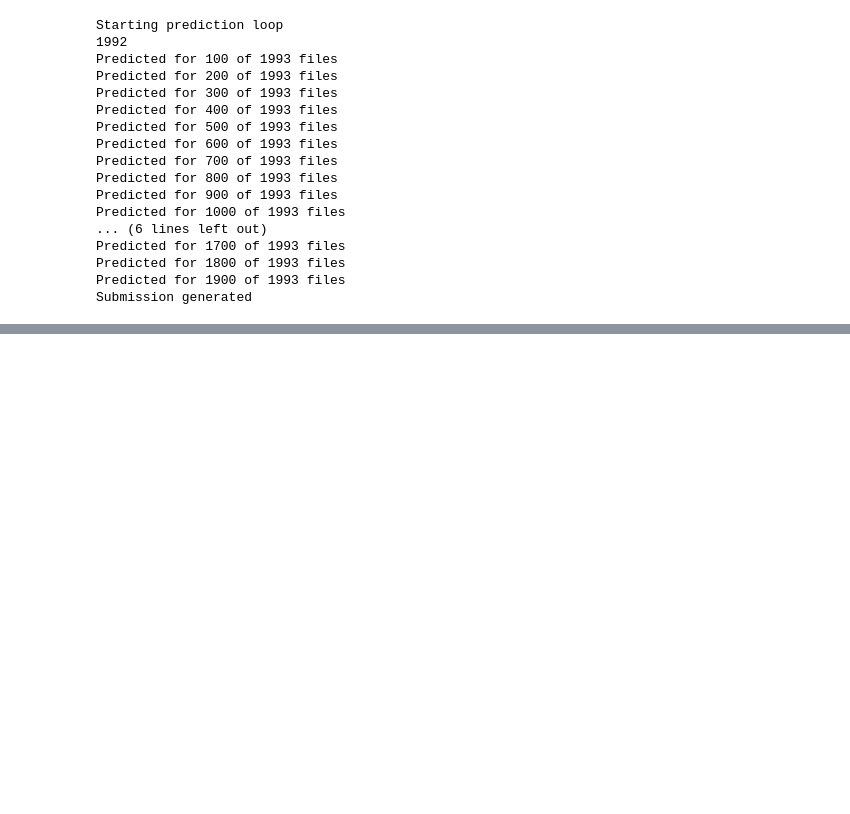
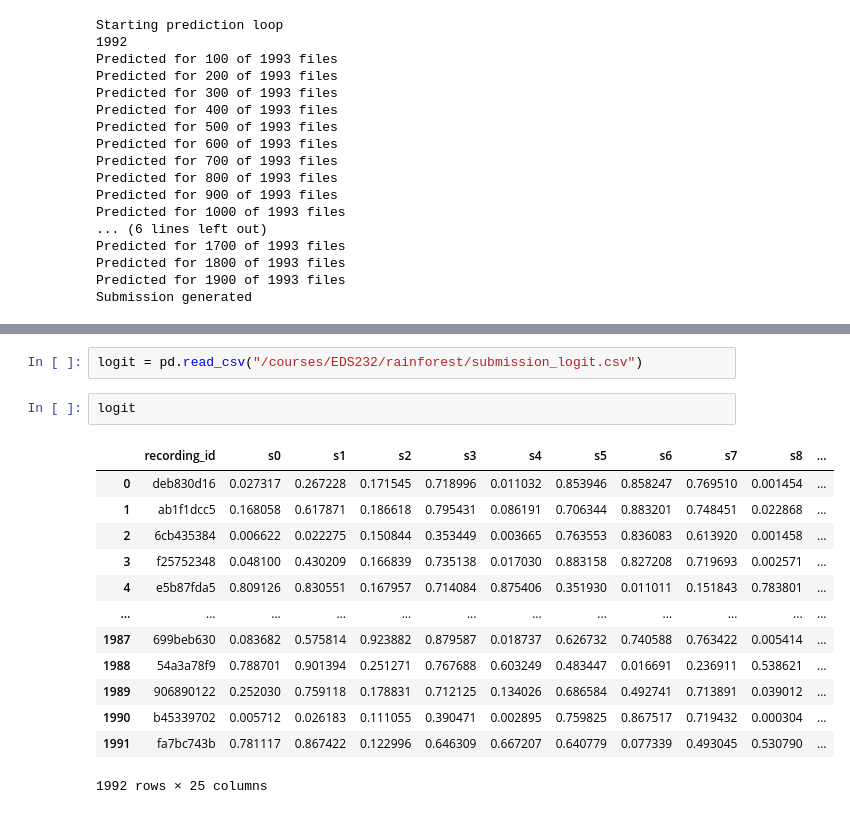
Before and after one commit to desik23/rainforest-audio-ml, a Jupyter notebook: rainforest.ipynb, the cells around one changed output, grey strips where cells are left out. Cells and saved outputs as stored; diff of their text form; blank space fills up the shorter version.

```diff
--- a/rainforest.ipynb
+++ b/rainforest.ipynb
@@ -498,0 +571,18 @@ Submission generated
+# %%
+logit = pd.read_csv("/courses/EDS232/rainforest/submission_logit.csv")
+# %%
+logit
+# %% [output]
+|  | recording_id | s0 | s1 | s2 | s3 | s4 | s5 | s6 | s7 | s8 | ... |
+| 0 | deb830d16 | 0.027317 | 0.267228 | 0.171545 | 0.718996 | 0.011032 | 0.853946 | 0.858247 | 0.769510 | 0.001454 | ... |
+| 1 | ab1f1dcc5 | 0.168058 | 0.617871 | 0.186618 | 0.795431 | 0.086191 | 0.706344 | 0.883201 | 0.748451 | 0.022868 | ... |
+| 2 | 6cb435384 | 0.006622 | 0.022275 | 0.150844 | 0.353449 | 0.003665 | 0.763553 | 0.836083 | 0.613920 | 0.001458 | ... |
+| 3 | f25752348 | 0.048100 | 0.430209 | 0.166839 | 0.735138 | 0.017030 | 0.883158 | 0.827208 | 0.719693 | 0.002571 | ... |
+| 4 | e5b87fda5 | 0.809126 | 0.830551 | 0.167957 | 0.714084 | 0.875406 | 0.351930 | 0.011011 | 0.151843 | 0.783801 | ... |
+| ... | ... | ... | ... | ... | ... | ... | ... | ... | ... | ... | ... |
+| 1987 | 699beb630 | 0.083682 | 0.575814 | 0.923882 | 0.879587 | 0.018737 | 0.626732 | 0.740588 | 0.763422 | 0.005414 | ... |
+| 1988 | 54a3a78f9 | 0.788701 | 0.901394 | 0.251271 | 0.767688 | 0.603249 | 0.483447 | 0.016691 | 0.236911 | 0.538621 | ... |
+| 1989 | 906890122 | 0.252030 | 0.759118 | 0.178831 | 0.712125 | 0.134026 | 0.686584 | 0.492741 | 0.713891 | 0.039012 | ... |
+| 1990 | b45339702 | 0.005712 | 0.026183 | 0.111055 | 0.390471 | 0.002895 | 0.759825 | 0.867517 | 0.719432 | 0.000304 | ... |
+| 1991 | fa7bc743b | 0.781117 | 0.867422 | 0.122996 | 0.646309 | 0.667207 | 0.640779 | 0.077339 | 0.493045 | 0.530790 | ... |
+1992 rows × 25 columns
```
Also changed, not shown: parts of 5 cells of this notebook.
